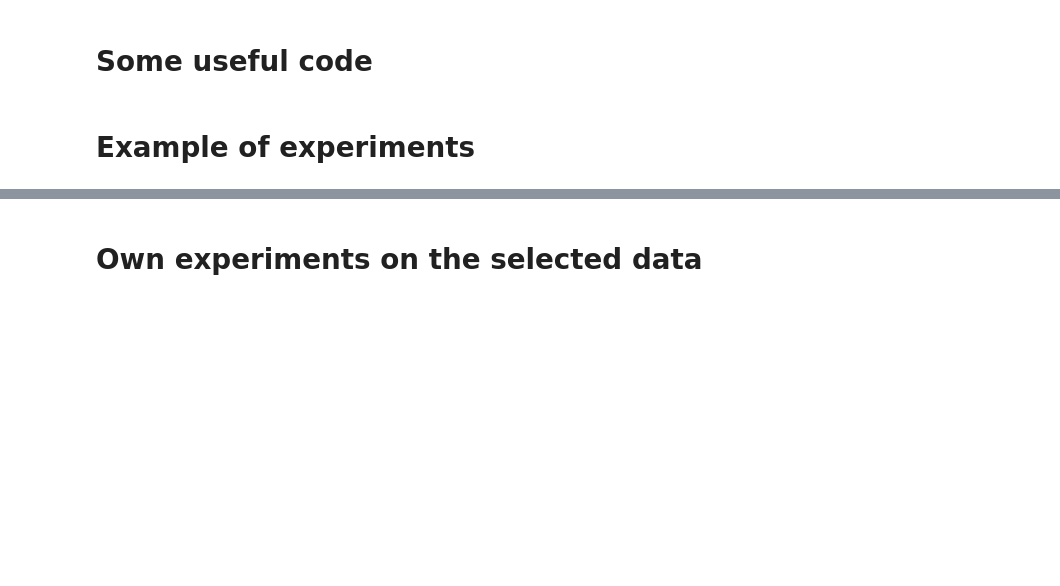
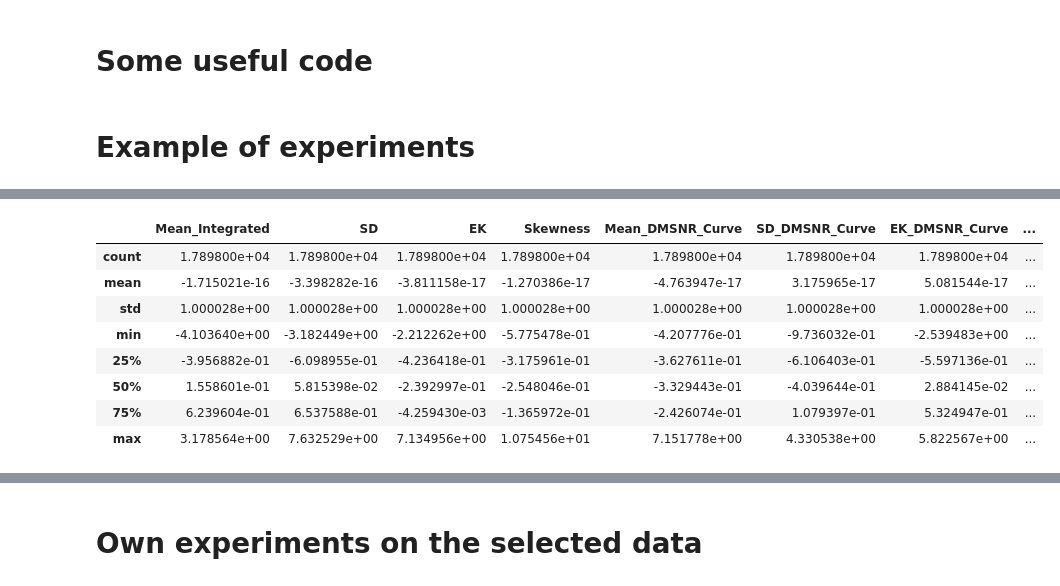
Before and after one commit to VolDonets/ML_basics_course, a Jupyter notebook: practical-work-2025-2026/pr-lab-4/lab-4.ipynb, the cells around one changed output, grey strips where cells are left out. Saved outputs shown, nothing was run; the diff lists cells and outputs as text; code cells hidden in the pictures; blank space fills up the shorter version.

```diff
--- a/practical-work-2025-2026/pr-lab-4/lab-4.ipynb
+++ b/practical-work-2025-2026/pr-lab-4/lab-4.ipynb
@@ -99,0 +275,12 @@ from tqdm import tqdm
+# %%
+X_data.describe()
+# %% [output]
+|  | Mean_Integrated | SD | EK | Skewness | Mean_DMSNR_Curve | SD_DMSNR_Curve | EK_DMSNR_Curve | ... |
+| count | 1.789800e+04 | 1.789800e+04 | 1.789800e+04 | 1.789800e+04 | 1.789800e+04 | 1.789800e+04 | 1.789800e+04 | ... |
+| mean | -1.715021e-16 | -3.398282e-16 | -3.811158e-17 | -1.270386e-17 | -4.763947e-17 | 3.175965e-17 | 5.081544e-17 | ... |
+| std | 1.000028e+00 | 1.000028e+00 | 1.000028e+00 | 1.000028e+00 | 1.000028e+00 | 1.000028e+00 | 1.000028e+00 | ... |
+| min | -4.103640e+00 | -3.182449e+00 | -2.212262e+00 | -5.775478e-01 | -4.207776e-01 | -9.736032e-01 | -2.539483e+00 | ... |
+| 25% | -3.956882e-01 | -6.098955e-01 | -4.236418e-01 | -3.175961e-01 | -3.627611e-01 | -6.106403e-01 | -5.597136e-01 | ... |
+| 50% | 1.558601e-01 | 5.815398e-02 | -2.392997e-01 | -2.548046e-01 | -3.329443e-01 | -4.039644e-01 | 2.884145e-02 | ... |
+| 75% | 6.239604e-01 | 6.537588e-01 | -4.259430e-03 | -1.365972e-01 | -2.426074e-01 | 1.079397e-01 | 5.324947e-01 | ... |
+| max | 3.178564e+00 | 7.632529e+00 | 7.134956e+00 | 1.075456e+01 | 7.151778e+00 | 4.330538e+00 | 5.822567e+00 | ... |
```
Also changed, not shown: parts of 20 cells of this notebook, 1 other file.
